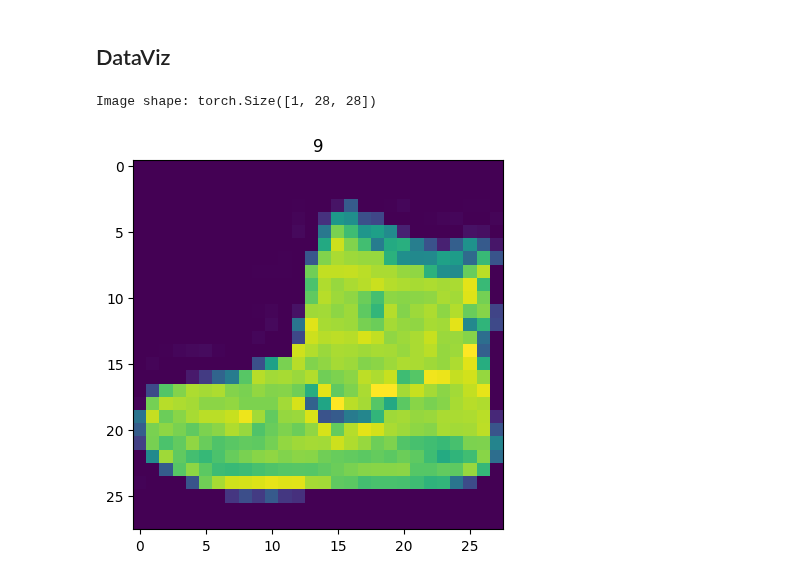
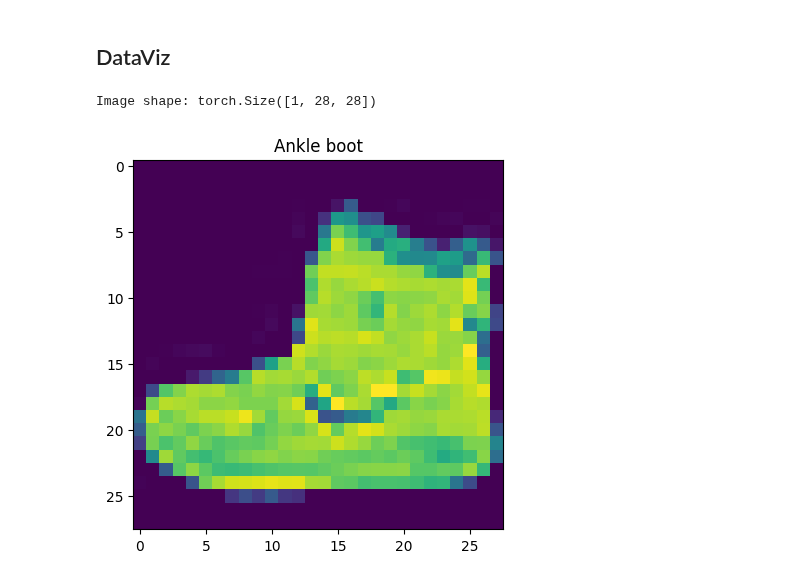
Before and after one commit to DietzscheNostoevsky/Learning_Pytorch, a Jupyter notebook: 03_Pytorch_Computer_Vision.ipynb, the cells around one changed output. Cells and saved outputs as stored; diff of their text form; code cells hidden in the pictures.

```diff
--- a/03_Pytorch_Computer_Vision.ipynb
+++ b/03_Pytorch_Computer_Vision.ipynb
@@ -134,9 +118,9 @@ Problem is ***Multi-Class Classification***
 # %%
 import matplotlib.pyplot as plt
 image, label = train_data[0]
 print(f"Image shape: {image.shape}")
 plt.imshow(image.squeeze()) # image shape is [1, 28, 28] (colour channels, height, width)
-plt.title(label);
+plt.title(class_names[label]);
 # %% [output]
 Image shape: torch.Size([1, 28, 28])
-[figure, old version]
+[figure, new version]
```
Also changed, not shown: parts of 4 cells of this notebook.
